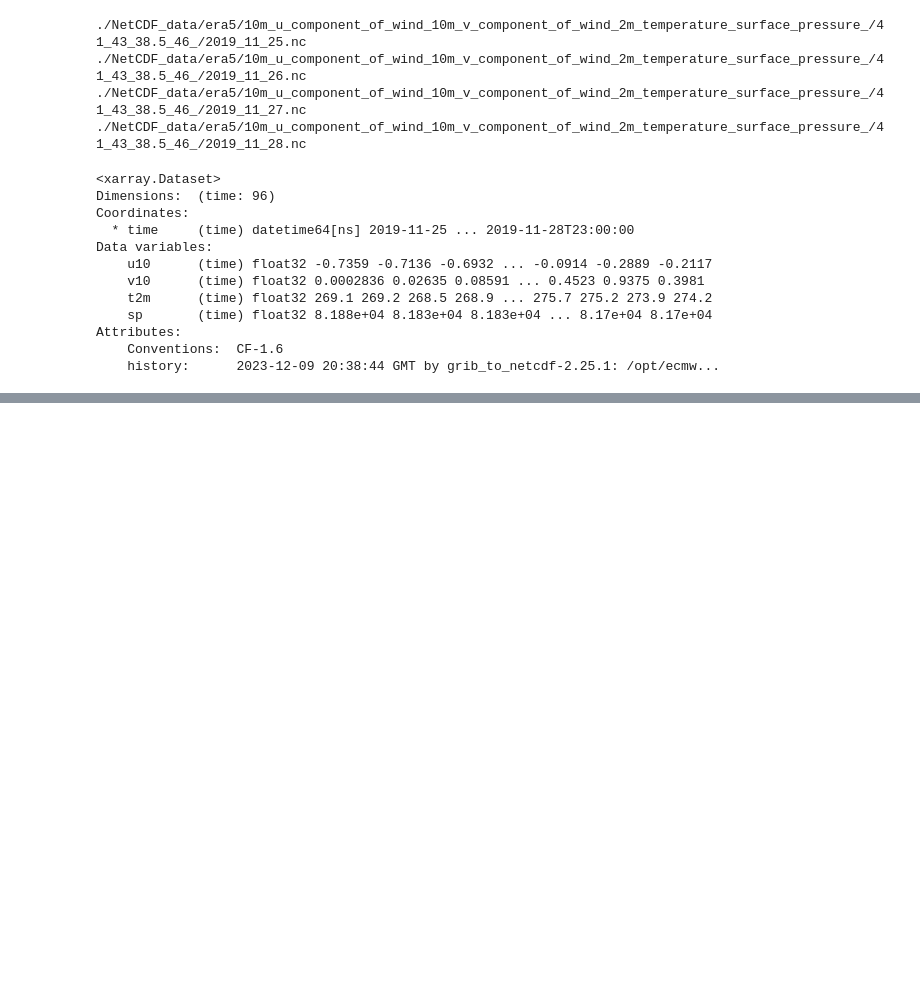
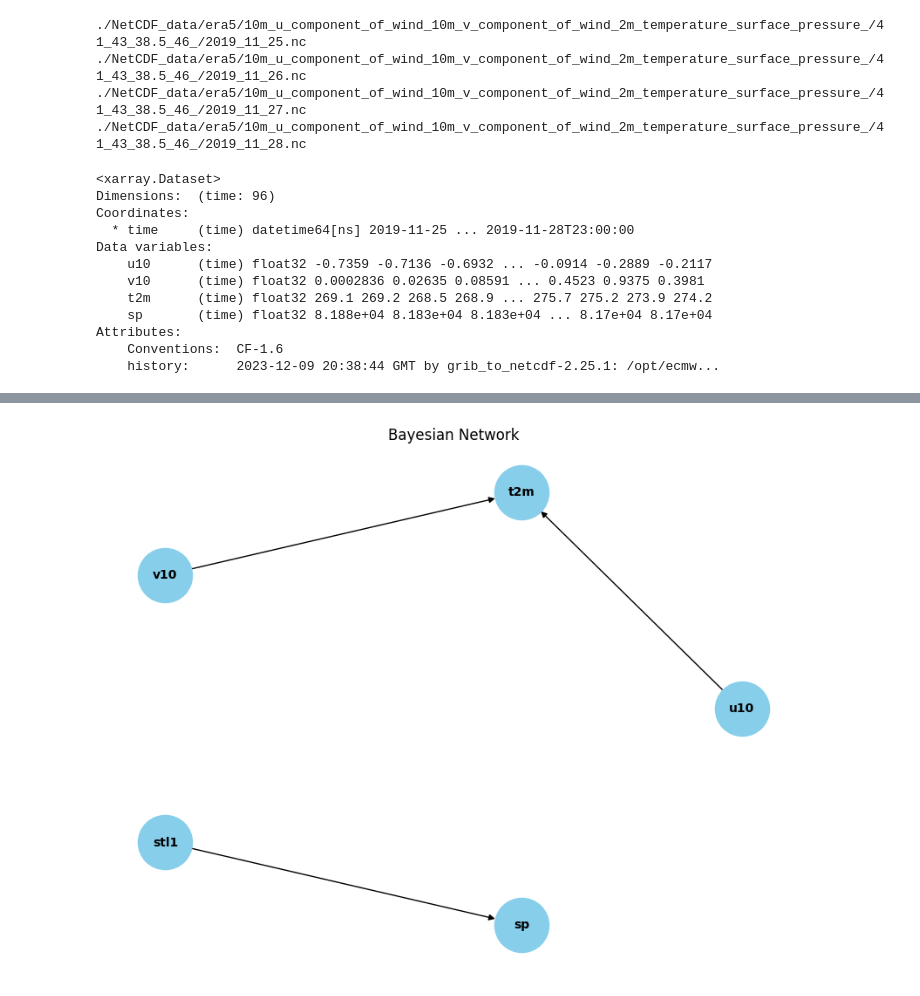
Before and after one commit to melvard/climate_drivers_in_armenia, a Jupyter notebook: K-Means_wind.ipynb, the cells around one changed output, grey strips where cells are left out. Drawn from its saved outputs; the diff is of its cells as text; code cells hidden in the pictures; blank space fills up the shorter version.

```diff
--- a/K-Means_wind.ipynb
+++ b/K-Means_wind.ipynb
@@ -274,3 +326,22 @@ NameError: name 'BayesianNetwork' is not defined
+# %%
+import networkx as nx
+
+# Perform structure learning (optional)
+# Uncomment the following line if you want to learn the structure automatically
+# model = StructureEstimator(data_for_causal_network).estimate()
+
+# Perform inference (e.g., predicting 't2m' given other variables)
+
+# Visualize the model (optional)
+
+
+pos = nx.circular_layout(model)
+plt.figure(figsize=(8, 6))
+nx.draw(model, pos=pos, with_labels=True, node_size=2000, node_color="skyblue", font_size=10, font_color="black", font_weight="bold")
+plt.title("Bayesian Network")
+plt.show()
+# %% [output]
+[figure, added]
 # %%
 import statsmodels.api as sm
 import pandas as pd
```
Also changed, not shown: parts of 5 cells of this notebook.
